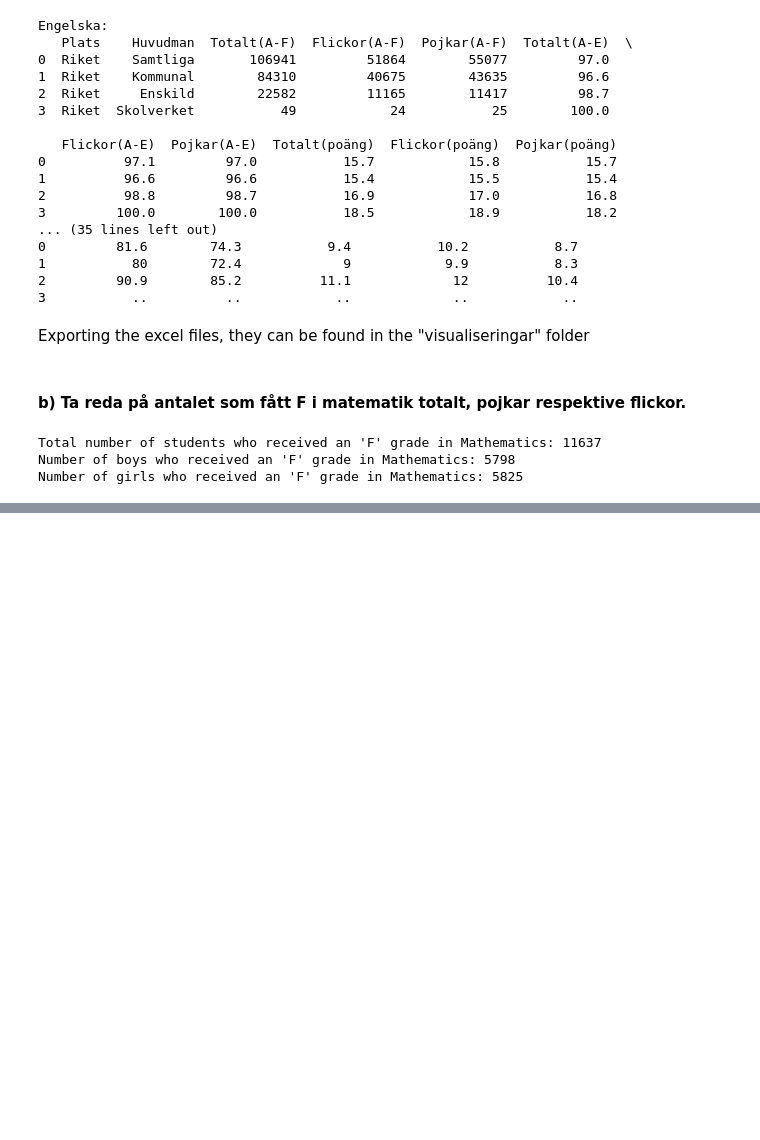
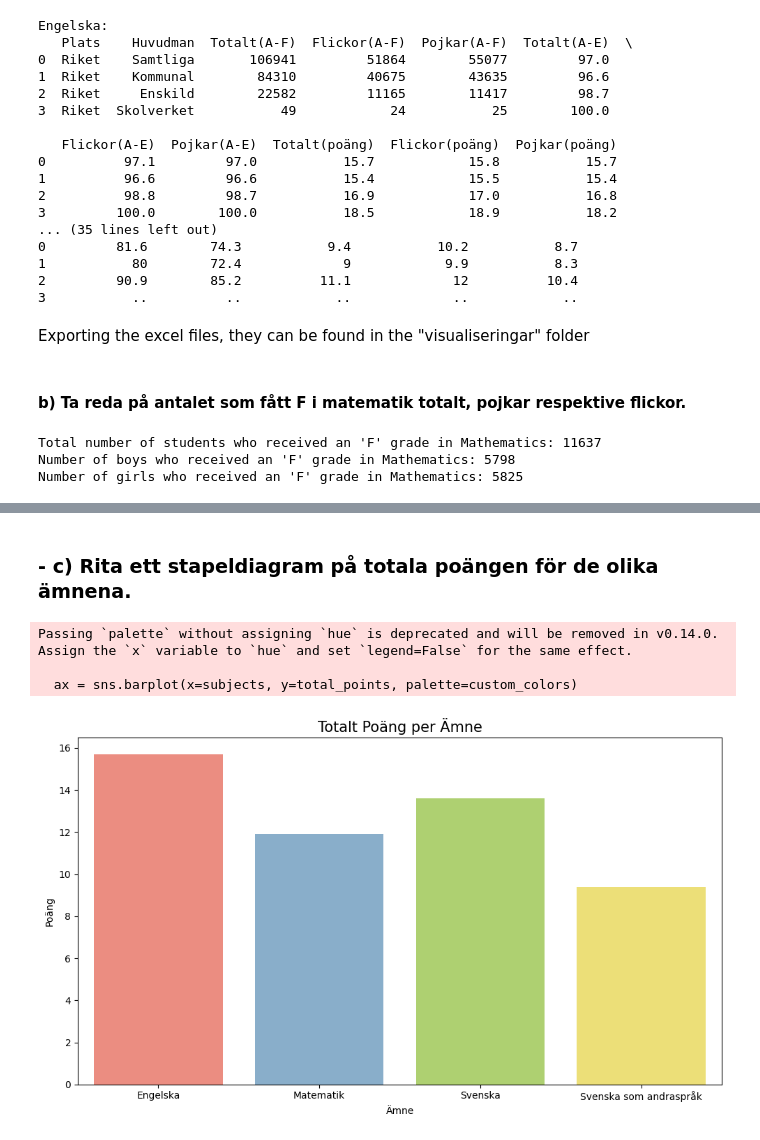
Before and after one commit to ArthurLopez1/Python-Arthur-Lopez-OPA23, a Jupyter notebook: labb2/labb2.ipynb, the cells around one changed output, grey strips where cells are left out. Cells and saved outputs as stored; diff of their text form; code cells hidden in the pictures; blank space fills up the shorter version.

```diff
--- a/labb2/labb2.ipynb
+++ b/labb2/labb2.ipynb
@@ -158,24 +143,28 @@ plt.show()
-# %%
-import pandas as pd
-import seaborn as sns
-import matplotlib.pyplot as plt
-
-# Read the Excel file
-file_path = 'riket2023_åk9_np.xlsx'
-
-# Read the data for "Engelska" sheet and clean up column names
-df_eng = pd.read_excel(file_path, sheet_name='Engelska', skiprows=1)
-df_eng.columns = ['Plats', 'Huvudman', 'Totalt (A-F)', 'Flickor (A-F)', 'Pojkar (A-F)',
-                  'Totalt (A-E)', 'Flickor (A-E)', 'Pojkar (A-E)',
-                  'Totalt (poäng)', 'Flickor (poäng)', 'Pojkar (poäng)']
-
-# Convert 'Totalt (A-F)' column to numeric
-df_eng['Totalt (A-F)'] = pd.to_numeric(df_eng['Totalt (A-F)'], errors='coerce')
-
-# Visualize the data using Seaborn
-plt.figure(figsize=(10, 6))
-sns.barplot(x='Huvudman', y='Totalt (A-F)', data=df_eng)
-plt.title('Engelska - Totalt (A-F) by Huvudman')
-plt.xticks(rotation=45)
-plt.tight_layout()
-plt.show()
+# %% [markdown]
+### - c) Rita ett stapeldiagram på totala poängen för de olika ämnena.
+# %%
+import seaborn as sns
+
+# Define the data for different subjects
+subjects = ['Engelska', 'Matematik', 'Svenska', 'Svenska som andraspråk']
+total_points = [df_eng['Totalt(poäng)'].iloc[0], df_mat['Totalt(poäng)'].iloc[0], df_swe['Totalt(poäng)'].iloc[0], df_swe_as['Totalt(poäng)'].iloc[0]]
+
+custom_colors = ['#fd7f6f', '#7eb0d5', '#b2e061', '#ffee65']
+
+# Create a bar chart
+plt.figure(figsize=(10, 6))
+ax = sns.barplot(x=subjects, y=total_points, palette=custom_colors)
+
+plt.title('Totalt Poäng per Ämne', fontsize=15)
+plt.xlabel('Ämne')
+plt.ylabel('Poäng')
+plt.xticks(rotation=45)
+plt.xticks(rotation=0)
+plt.tight_layout()
+#plt.savefig('points_barchart.png', bbox_inches='tight', transparent=True, pad_inches=0, facecolor=(1, 1, 1))
+plt.show()
+# %% [output]
+Passing `palette` without assigning `hue` is deprecated and will be removed in v0.14.0. Assign the `x` variable to `hue` and set `legend=False` for the same effect.
+
+  ax = sns.barplot(x=subjects, y=total_points, palette=custom_colors)
+[figure, added]
```
Also changed, not shown: parts of 5 cells of this notebook, 3 other files.
